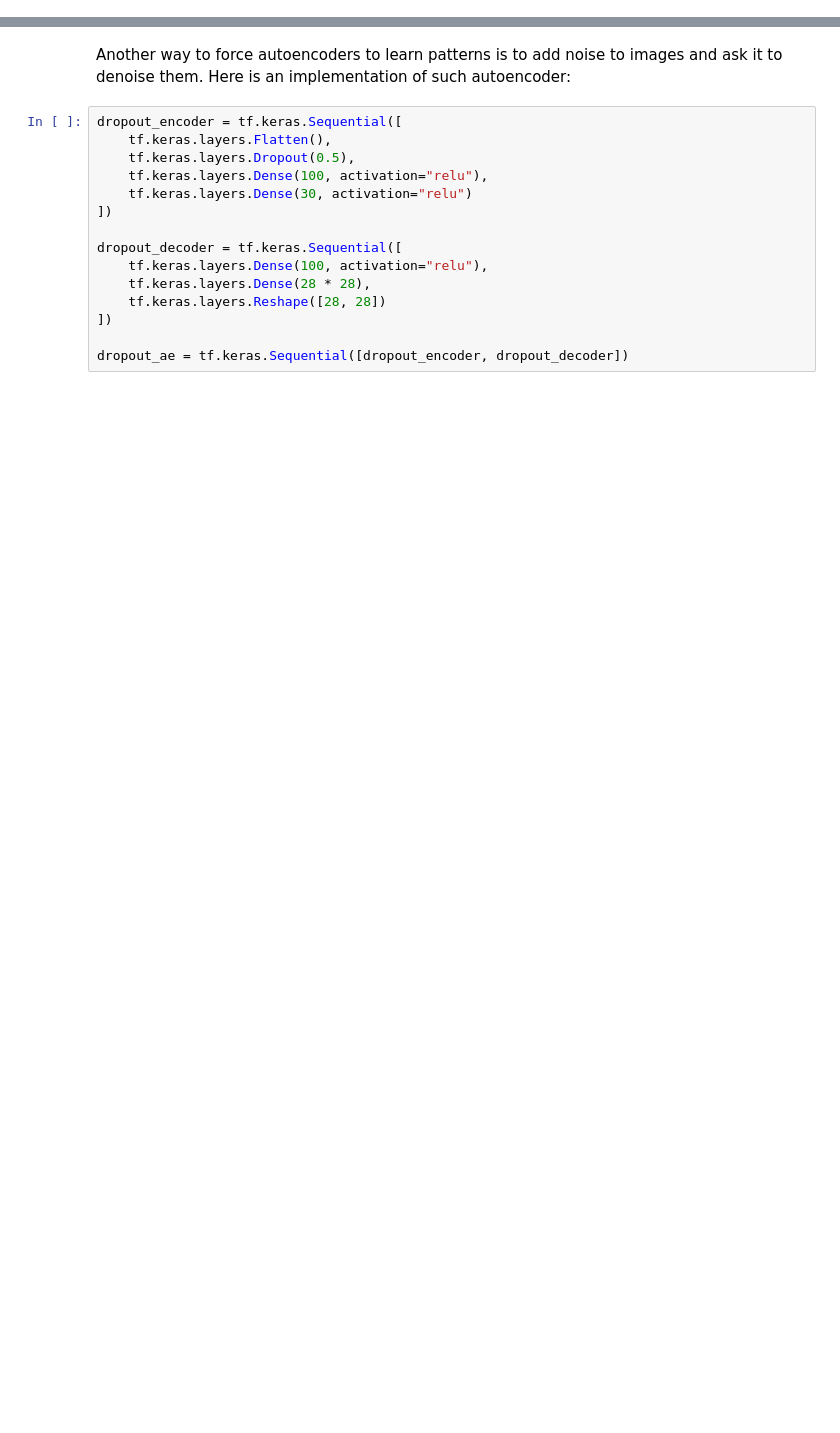
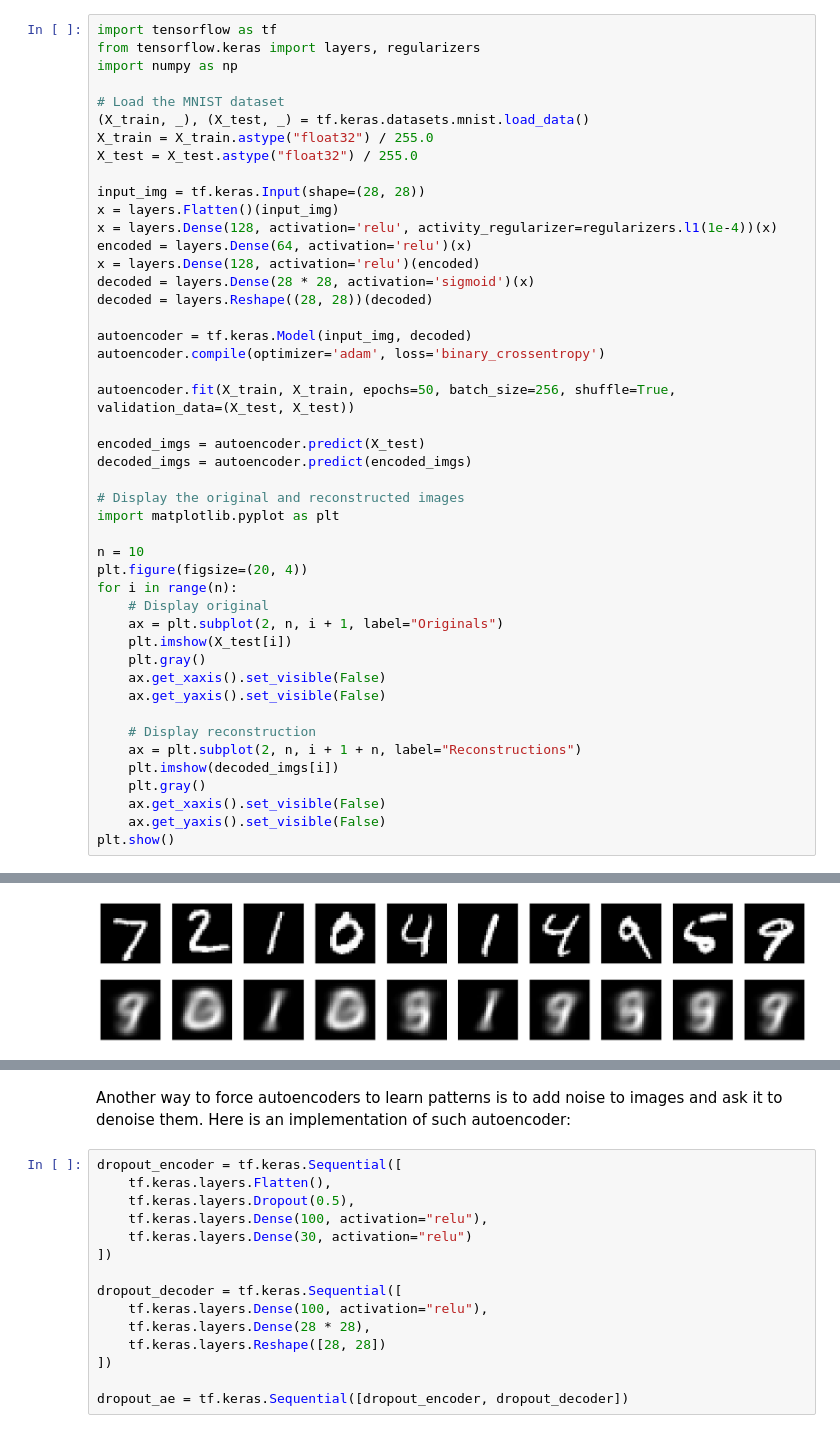
Before and after one commit to babacar122/MLNotes, a Jupyter notebook: autoencoder_and_diffusion_models.ipynb, the cells around one changed output, grey strips where cells are left out. Drawn from its saved outputs; the diff is of its cells as text; blank space fills up the shorter version.

Commit message:
Expanded on autoencoders and corrected the code

```diff
--- a/autoencoder_and_diffusion_models.ipynb
+++ b/autoencoder_and_diffusion_models.ipynb
@@ -135,0 +224,47 @@ upsampling layers with convolutional layers.
+# %%
+import tensorflow as tf
+from tensorflow.keras import layers, regularizers
+import numpy as np
+
+# Load the MNIST dataset
+(X_train, _), (X_test, _) = tf.keras.datasets.mnist.load_data()
+X_train = X_train.astype("float32") / 255.0
+X_test = X_test.astype("float32") / 255.0
+
+input_img = tf.keras.Input(shape=(28, 28))
+x = layers.Flatten()(input_img)
+x = layers.Dense(128, activation='relu', activity_regularizer=regularizers.l1(1e-4))(x)
+encoded = layers.Dense(64, activation='relu')(x)
+x = layers.Dense(128, activation='relu')(encoded)
+decoded = layers.Dense(28 * 28, activation='sigmoid')(x)
+decoded = layers.Reshape((28, 28))(decoded)
+
+autoencoder = tf.keras.Model(input_img, decoded)
+autoencoder.compile(optimizer='adam', loss='binary_crossentropy')
+
+autoencoder.fit(X_train, X_train, epochs=50, batch_size=256, shuffle=True, validation_data=(X_test, X_test))
+
+encoded_imgs = autoencoder.predict(X_test)
+decoded_imgs = autoencoder.predict(encoded_imgs)
+
+# Display the original and reconstructed images
+import matplotlib.pyplot as plt
+
+n = 10
+plt.figure(figsize=(20, 4))
+for i in range(n):
+    # Display original
+    ax = plt.subplot(2, n, i + 1, label="Originals")
+    plt.imshow(X_test[i])
+    plt.gray()
+    ax.get_xaxis().set_visible(False)
+    ax.get_yaxis().set_visible(False)
+
+    # Display reconstruction
+    ax = plt.subplot(2, n, i + 1 + n, label="Reconstructions")
+    plt.imshow(decoded_imgs[i])
+    plt.gray()
+    ax.get_xaxis().set_visible(False)
+    ax.get_yaxis().set_visible(False)
+plt.show()
+# %% [output]
@@ -135,0 +288 @@ upsampling layers with convolutional layers.
+[figure, added]
```
Also changed, not shown: parts of 33 cells of this notebook, 5 other files.
